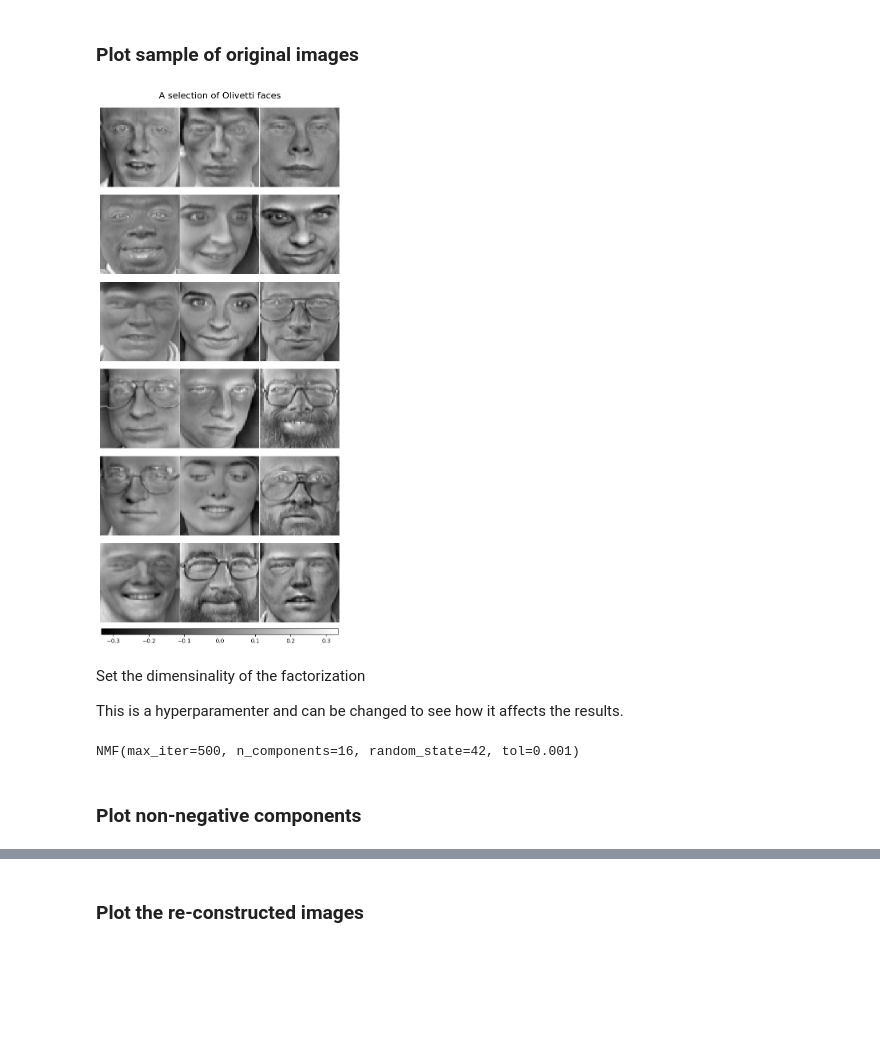
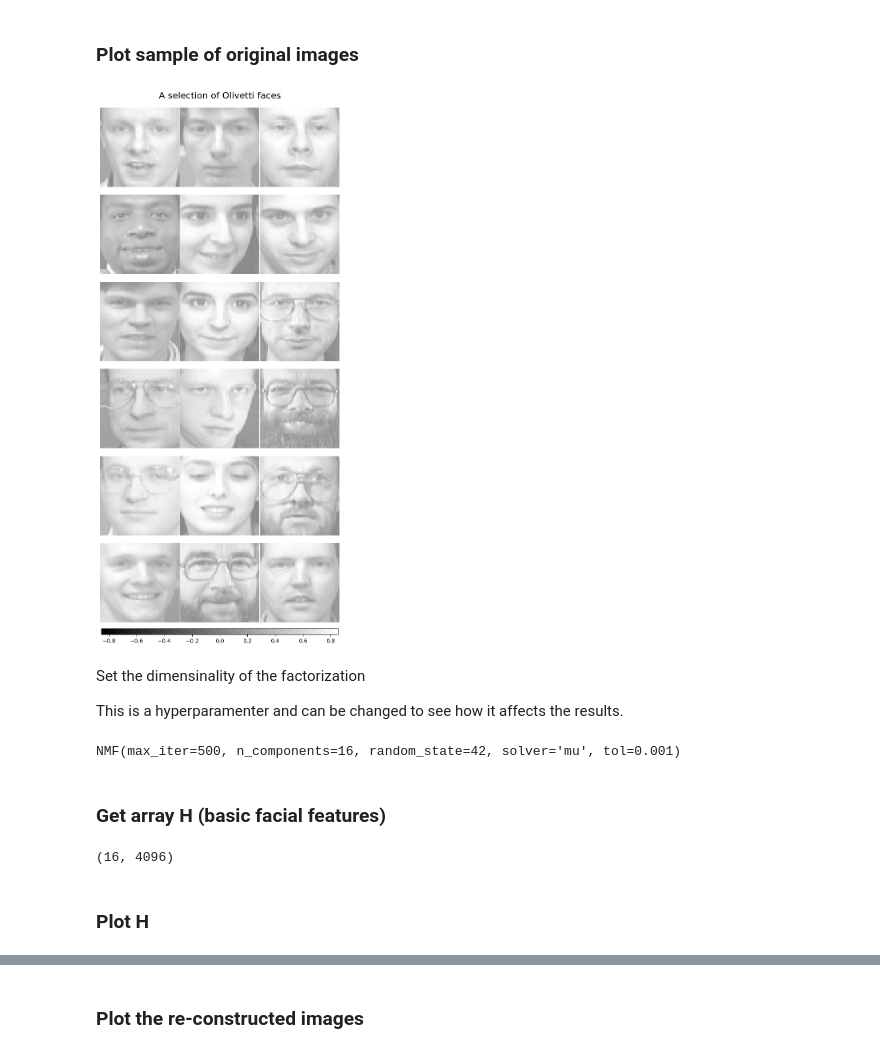
Before and after one commit to ale66/learn-datascience, a Jupyter notebook: week-7/nmf-lab/nmf-lab.ipynb, the cells around one changed output, grey strips where cells are left out. Cells and saved outputs as stored; diff of their text form; code cells hidden in the pictures; blank space fills up the shorter version.

Commit message:
NMF notebook changes: W, H arrays and Multiplicative Update.

```diff
--- a/week-7/nmf-lab/nmf-lab.ipynb
+++ b/week-7/nmf-lab/nmf-lab.ipynb
@@ -70,35 +64,36 @@ def plot_gallery(
         nrows=n_rows, ncols=n_cols,
         figsize=(2.0 * n_cols, 2.3 * n_rows),
         facecolor="white",
         constrained_layout=True
     )
 
     # Plot grid configuration
     fig.set_constrained_layout_pads(w_pad=0.01, h_pad=0.02, hspace=0, wspace=0)
     fig.set_edgecolor("black")
     fig.suptitle(title, size=16)
 
     # Plot a sample of images
+    image = None  # Init image variable
     for ax, img in zip(axes.flat, images_array):
         v_max = max(img.max(), -img.min())
         image = ax.imshow(
             img.reshape(image_shape),
             cmap="gray", interpolation="nearest",
             vmin=-v_max, vmax=v_max
         )
 
         ax.axis("off")
 
     fig.colorbar(
         image, ax=axes, orientation="horizontal",
         shrink=0.99, aspect=40, pad=0.01
     )
 
     plt.show()
 
-plot_gallery("A selection of Olivetti faces", flat_images_centered[:N_IMAGES])
+plot_gallery("A selection of Olivetti faces", flat_images[:N_IMAGES])
 # %% [output]
-[figure, old version]
+[figure, new version]
 # %% [markdown]
 Set the dimensinality of the factorization
 
@@ -106,22 +101,28 @@ This is a hyperparamenter and can be changed to see how it affects the results.
 # %%
 LATENT_FEATURES = 16
 # %%
-
-
 # Init NMF model: Set number of components equal to image sample size for plotting
 nmf_model = NMF(
     n_components=LATENT_FEATURES,
     max_iter=500,
     tol=0.001,
-    random_state=RANDOM_STATE
+    random_state=RANDOM_STATE,
+    solver="mu"
 )
 
 # Fit model
 nmf_model.fit(flat_images)
 # %% [output]
-NMF(max_iter=500, n_components=16, random_state=42, tol=0.001)
+NMF(max_iter=500, n_components=16, random_state=42, solver='mu', tol=0.001)
+# %% [markdown]
+### Get array H (basic facial features)
+# %%
+H = nmf_model.components_
+H.shape
+# %% [output]
+(16, 4096)
 # %% [markdown]
-### Plot non-negative components
+### Plot H
 # %%
 # Make sure that n_rows * n_cols = LATENT_FEATURES
 plot_gallery(
```
Also changed, not shown: parts of 7 cells of this notebook.
